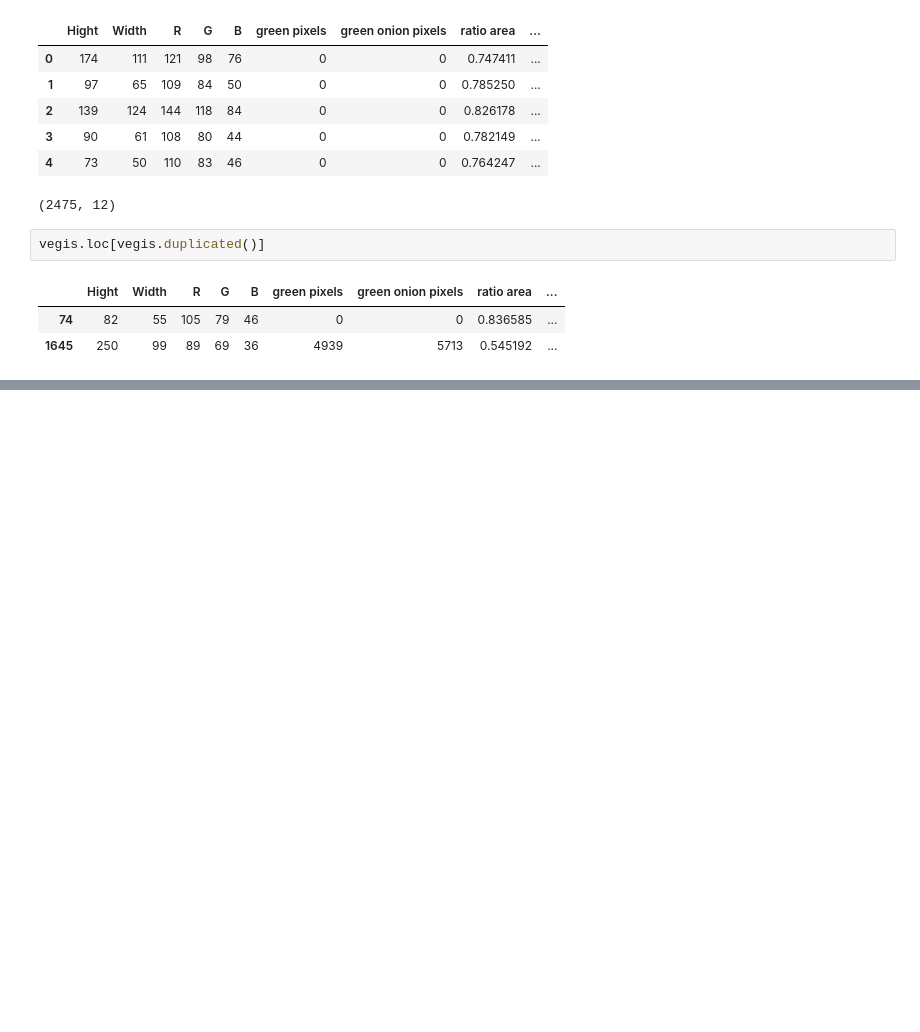
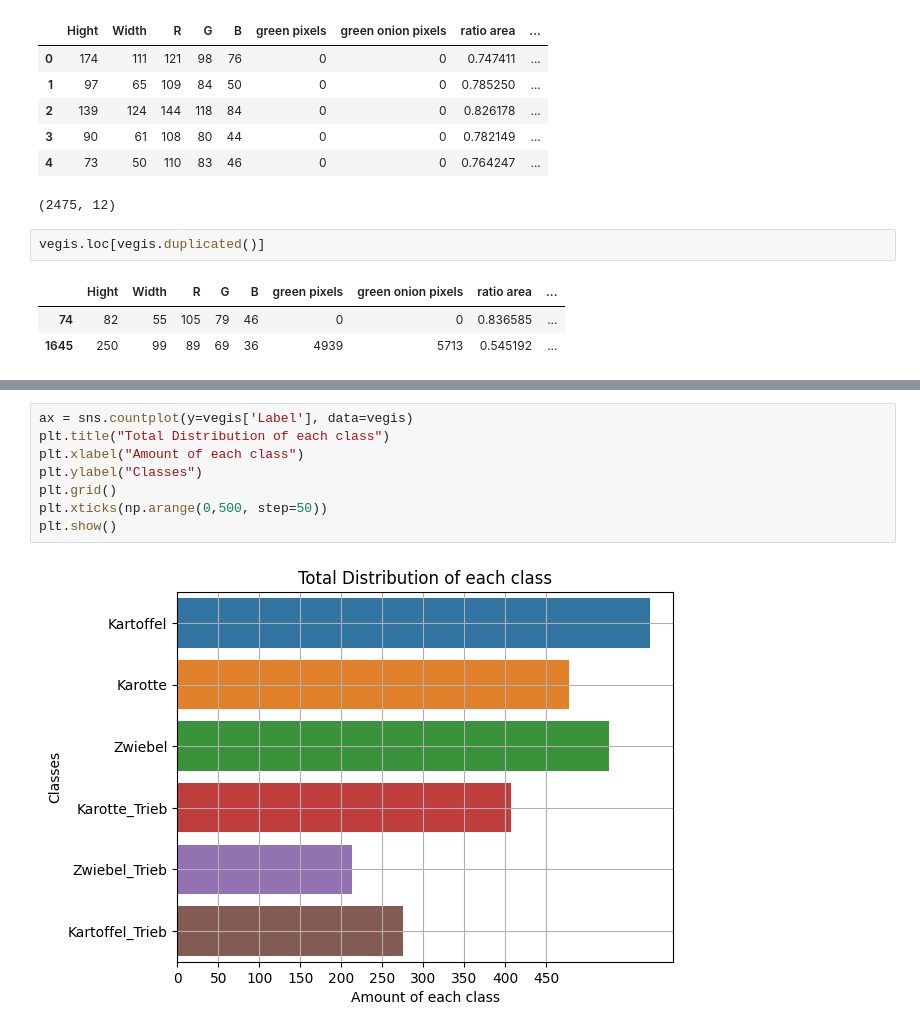
Before and after one commit to leons1396/AI_project, a Jupyter notebook: Data_analysis/data_analysis_default_dataset.ipynb, the cells around one changed output, grey strips where cells are left out. Saved outputs shown, nothing was run; the diff lists cells and outputs as text; blank space fills up the shorter version.

```diff
--- a/Data_analysis/data_analysis_default_dataset.ipynb
+++ b/Data_analysis/data_analysis_default_dataset.ipynb
@@ -54,0 +93,10 @@ vegis.loc[vegis.duplicated()]
+# %%
+ax = sns.countplot(y=vegis['Label'], data=vegis)
+plt.title("Total Distribution of each class")
+plt.xlabel("Amount of each class")
+plt.ylabel("Classes")
+plt.grid()
+plt.xticks(np.arange(0,500, step=50))
+plt.show()
+# %% [output]
+[figure, added]
```
Also changed, not shown: parts of 4 cells of this notebook, 1 other file.
